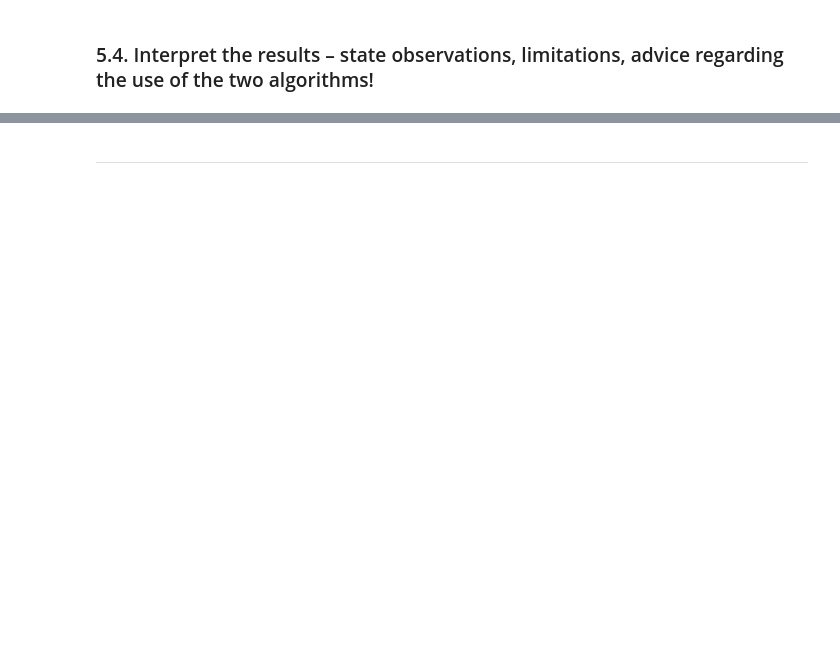
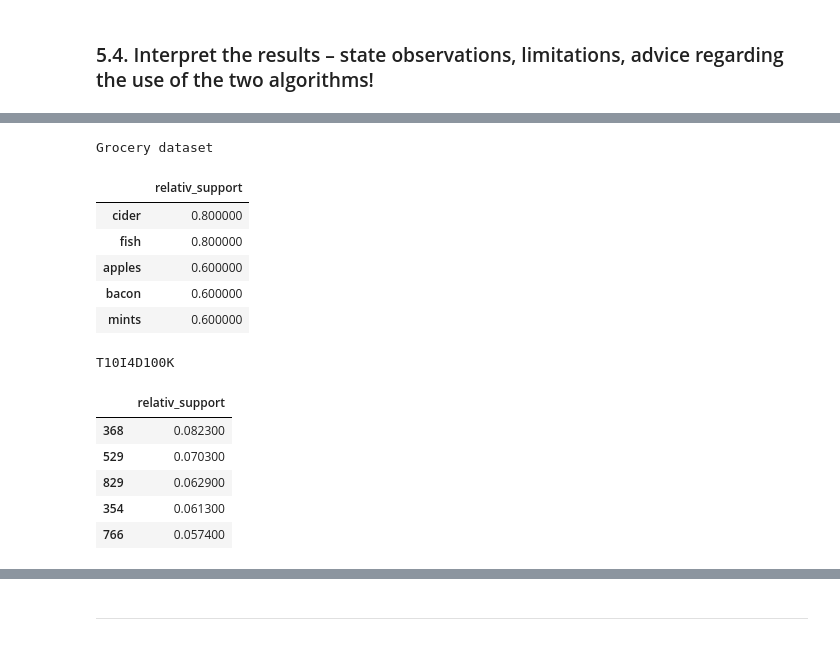
Before and after one commit to JaNoNi/MADS-EMDM-Exam1, a Jupyter notebook: exam1.ipynb, the cells around one changed output, grey strips where cells are left out. Saved outputs shown, nothing was run; the diff lists cells and outputs as text; code cells hidden in the pictures; blank space fills up the shorter version.

```diff
--- a/exam1.ipynb
+++ b/exam1.ipynb
@@ -400,0 +590,20 @@ table_2 = pd.read_parquet(os.path.join(path_to_data, "table_2.parquet"), engine=
+# %%
+display_side_by_side(
+    [show_largest(data1, relsup_str, 5), show_largest(data2, relsup_str, 5)],
+    ["Grocery dataset", "T10I4D100K"],
+)
+# %% [output]
+Grocery dataset
+|  | relativ_support |
+| cider | 0.800000 |
+| fish | 0.800000 |
+| apples | 0.600000 |
+| bacon | 0.600000 |
+| mints | 0.600000 |
+T10I4D100K
+|  | relativ_support |
+| 368 | 0.082300 |
+| 529 | 0.070300 |
+| 829 | 0.062900 |
+| 354 | 0.061300 |
+| 766 | 0.057400 |
```
Also changed, not shown: parts of 60 cells of this notebook.
